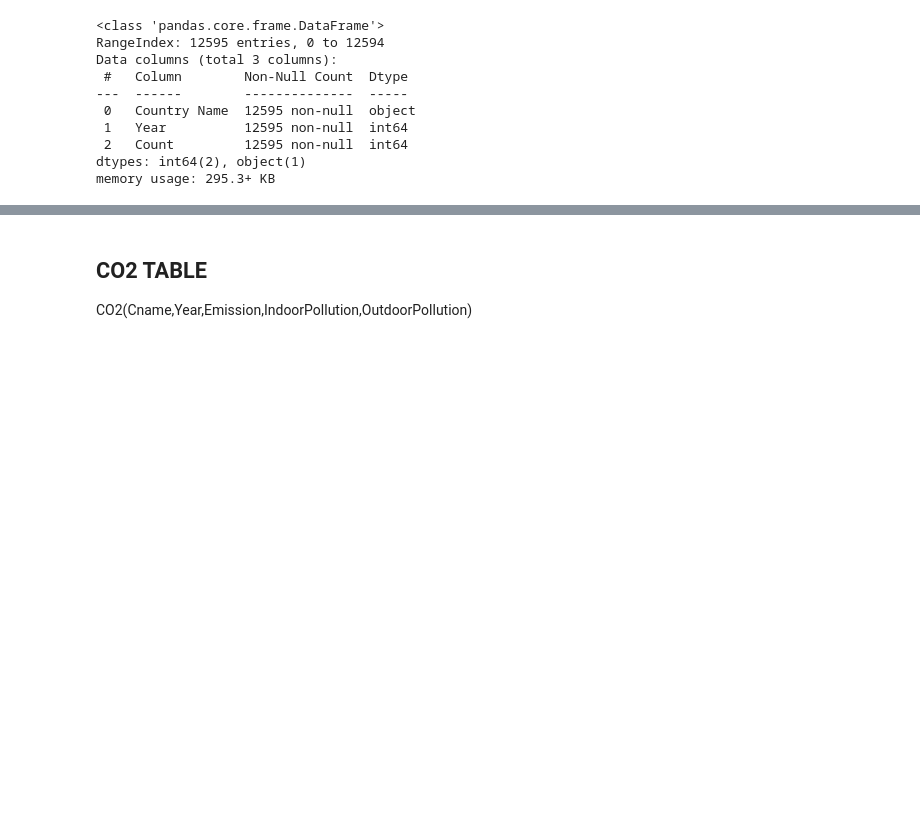
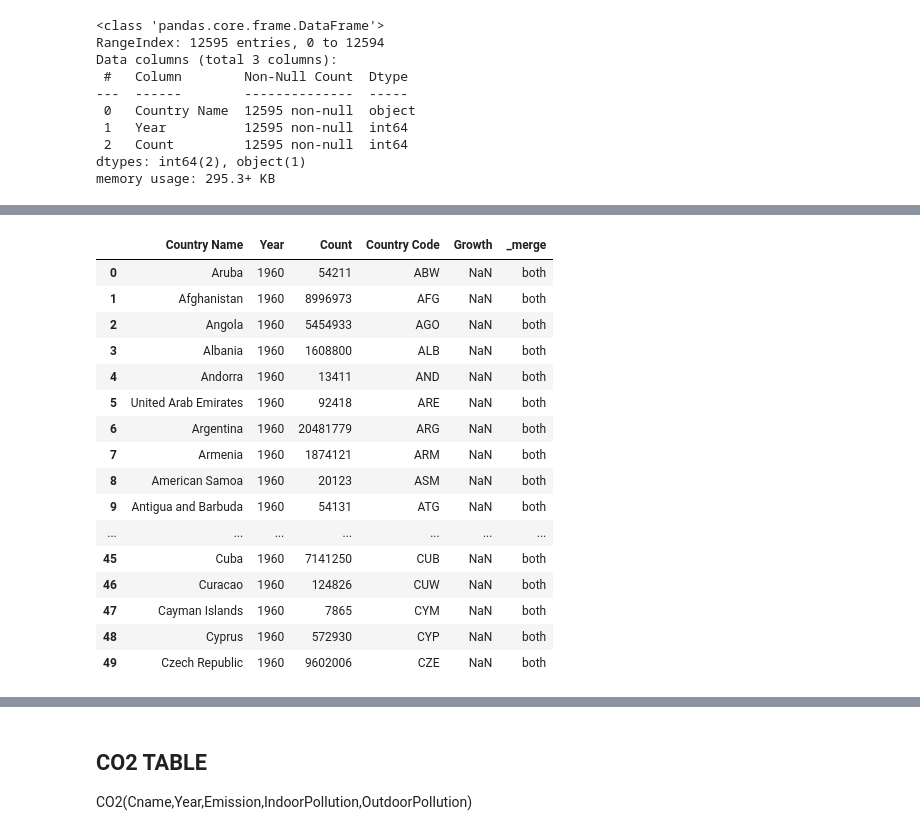
Before and after one commit to SaraBonati/dbs_course_project_2021, a Jupyter notebook: scripts/data_preprocessing.ipynb, the cells around one changed output, grey strips where cells are left out. Saved outputs shown, nothing was run; the diff lists cells and outputs as text; code cells hidden in the pictures; blank space fills up the shorter version.

Commit message:
Add growth in POPULATION table

```diff
--- a/scripts/data_preprocessing.ipynb
+++ b/scripts/data_preprocessing.ipynb
@@ -249,3 +249,8 @@ Data columns (total 3 columns):
  2   Count         12595 non-null  int64
 dtypes: int64(2), object(1)
 memory usage: 295.3+ KB
+# %%
+pop = pop[pop['Country Name'].isin(country['Country Name'].unique().tolist())]
+# now population growth
+pop_growth = pd.read_csv(os.path.join(raw_data_dir,'population_growth.csv'),header=0)
+pop_growth.info()
@@ -251,0 +275,6 @@ memory usage: 295.3+ KB
+# %%
+pop_growth.drop(columns=['Indicator Name','Indicator Code'],inplace=True)
+pop_growth =pop_growth[pop_growth['Country Name'].isin(country['Country Name'].unique().tolist())]
+# use melt method to bring table from wide to long format
+pop_growth_new = pd.melt(pop_growth, id_vars=['Country Name','Country Code'],value_vars=[str(i) for i in range(1960,2021)],var_name='Year',value_name='Growth')
+pop_growth_new.head(100)
@@ -251,0 +309,28 @@ memory usage: 295.3+ KB
+# %%
+pop_growth_new['Year']=pop_growth_new['Year'].astype(str).astype(int)
+# %%
+merge1 = pd.merge(pop,
+                  pop_growth_new,
+                  how='left',
+                  left_on=['Country Name','Year'],
+                  right_on=['Country Name','Year'],
+                  suffixes=('', '_y'),
+                  indicator=True).fillna(np.nan)
+# %% [output]
+|  | Country Name | Year | Count | Country Code | Growth | _merge |
+| 0 | Aruba | 1960 | 54211 | ABW | NaN | both |
+| 1 | Afghanistan | 1960 | 8996973 | AFG | NaN | both |
+| 2 | Angola | 1960 | 5454933 | AGO | NaN | both |
+| 3 | Albania | 1960 | 1608800 | ALB | NaN | both |
+| 4 | Andorra | 1960 | 13411 | AND | NaN | both |
+| 5 | United Arab Emirates | 1960 | 92418 | ARE | NaN | both |
+| 6 | Argentina | 1960 | 20481779 | ARG | NaN | both |
+| 7 | Armenia | 1960 | 1874121 | ARM | NaN | both |
+| 8 | American Samoa | 1960 | 20123 | ASM | NaN | both |
+| 9 | Antigua and Barbuda | 1960 | 54131 | ATG | NaN | both |
+| ... | ... | ... | ... | ... | ... | ... |
+| 45 | Cuba | 1960 | 7141250 | CUB | NaN | both |
+| 46 | Curacao | 1960 | 124826 | CUW | NaN | both |
+| 47 | Cayman Islands | 1960 | 7865 | CYM | NaN | both |
+| 48 | Cyprus | 1960 | 572930 | CYP | NaN | both |
+| 49 | Czech Republic | 1960 | 9602006 | CZE | NaN | both |
```
Also changed, not shown: parts of 6 cells of this notebook, 1 other file.
